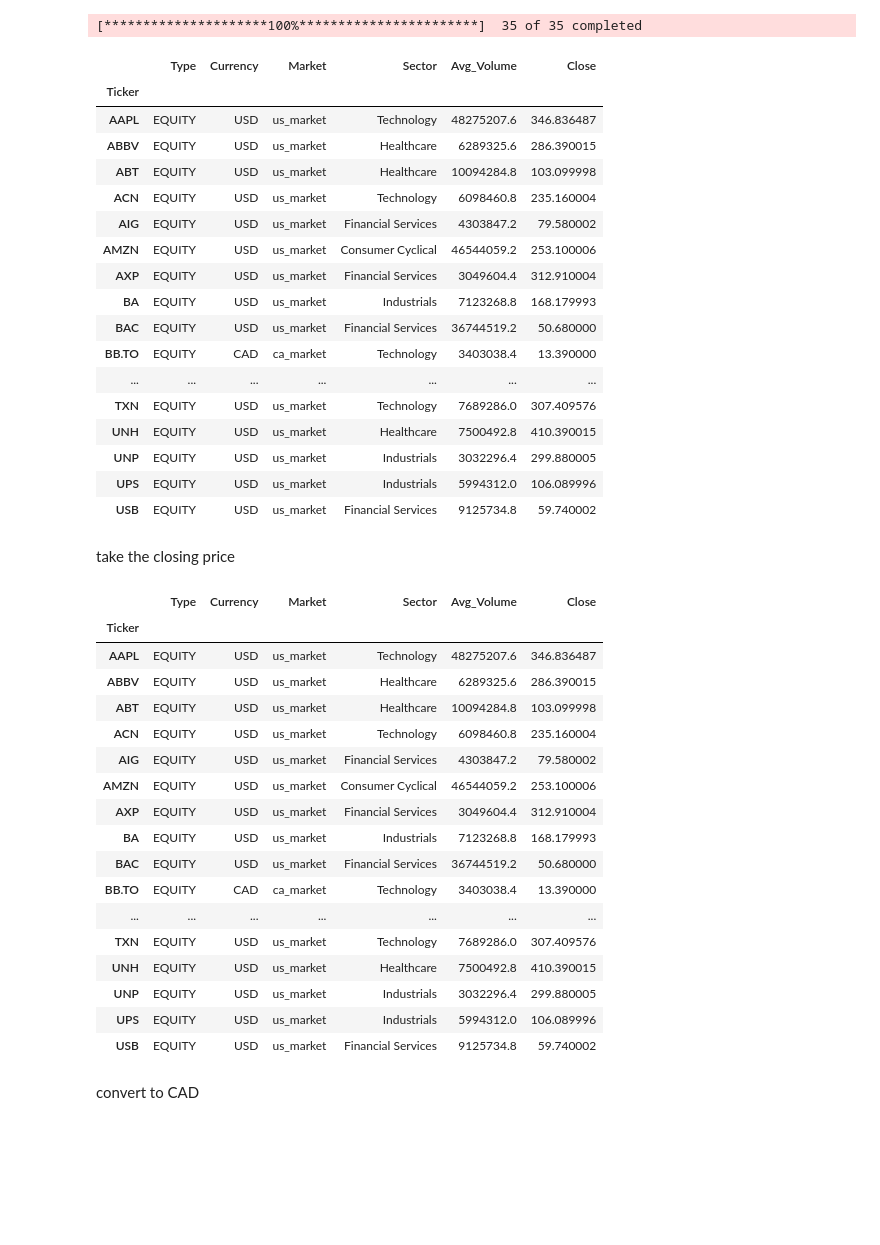
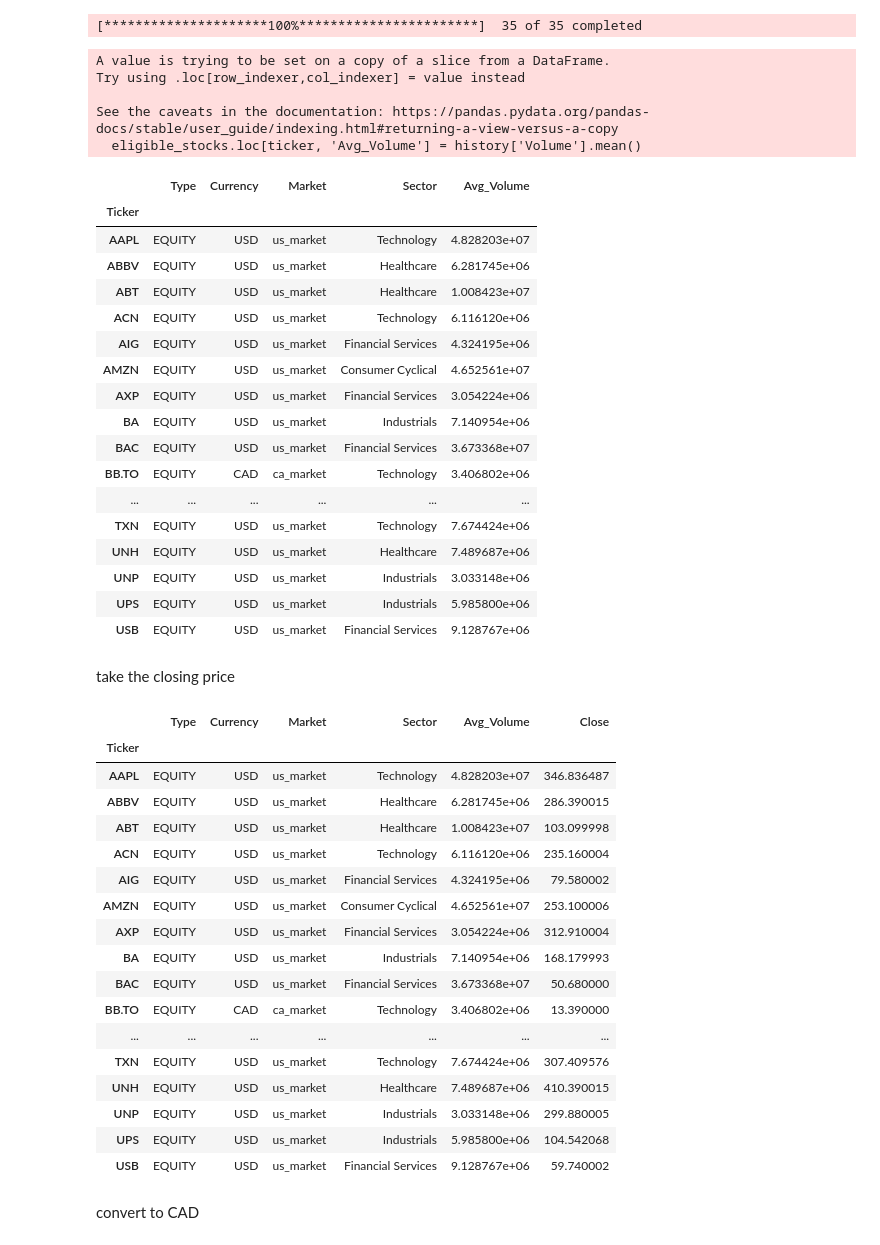
Before and after one commit to Krishna-debug223/cfm-assignment-, a Jupyter notebook: cfm_project.ipynb, the cells around one changed output. Drawn from its saved outputs; the diff is of its cells as text; code cells hidden in the pictures; blank space fills up the shorter version.

```diff
--- a/cfm_project.ipynb
+++ b/cfm_project.ipynb
@@ -98,48 +99,56 @@ eligible_stocks
 # %% [markdown]
 check for volume
 # %%
-start='2025-10-01'
-end='2026-09-30'
+global_start='2025-10-01'
+#CHANGE TO '2026-11-27'
+global_end='2026-10-28'
 tickers_list = eligible_stocks.index.tolist().copy()
-hist_data = yf.download(tickers_list, start=start, end=end, group_by='ticker')
+hist_data = yf.download(tickers_list, start=global_start, end=global_end, group_by='ticker')
 # %% [output]
 [*********************100%***********************]  35 of 35 completed
 # %%
+start='2025-10-01'
+end='2026-10-01'
 min_avg_volume=5000
 
 for ticker in eligible_stocks.index.tolist():
     history = hist_data[ticker].loc[start:end]
     history['Month'] = history.index.strftime('%Y-%m')
 
     month_counts = history.groupby('Month').size()
     valid_months = month_counts[month_counts >= 18].index
     history = history[history['Month'].isin(valid_months)]
 
     eligible_stocks.loc[ticker, 'Avg_Volume'] = history['Volume'].mean()
 
 mask = eligible_stocks['Avg_Volume']>=min_avg_volume
 eligible_stocks = eligible_stocks[mask]
 
 eligible_stocks
 # %% [output]
+A value is trying to be set on a copy of a slice from a DataFrame.
+Try using .loc[row_indexer,col_indexer] = value instead
+
+See the caveats in the documentation: https://pandas.pydata.org/pandas-docs/stable/user_guide/indexing.html#returning-a-view-versus-a-copy
+  eligible_stocks.loc[ticker, 'Avg_Volume'] = history['Volume'].mean()
-|  | Type | Currency | Market | Sector | Avg_Volume | Close |
-| Ticker |  |  |  |  |  |  |
-| AAPL | EQUITY | USD | us_market | Technology | 48275207.6 | 346.836487 |
-| ABBV | EQUITY | USD | us_market | Healthcare | 6289325.6 | 286.390015 |
-| ABT | EQUITY | USD | us_market | Healthcare | 10094284.8 | 103.099998 |
-| ACN | EQUITY | USD | us_market | Technology | 6098460.8 | 235.160004 |
-| AIG | EQUITY | USD | us_market | Financial Services | 4303847.2 | 79.580002 |
-| AMZN | EQUITY | USD | us_market | Consumer Cyclical | 46544059.2 | 253.100006 |
-| AXP | EQUITY | USD | us_market | Financial Services | 3049604.4 | 312.910004 |
-| BA | EQUITY | USD | us_market | Industrials | 7123268.8 | 168.179993 |
-| BAC | EQUITY | USD | us_market | Financial Services | 36744519.2 | 50.680000 |
-| BB.TO | EQUITY | CAD | ca_market | Technology | 3403038.4 | 13.390000 |
-| ... | ... | ... | ... | ... | ... | ... |
-| TXN | EQUITY | USD | us_market | Technology | 7689286.0 | 307.409576 |
-| UNH | EQUITY | USD | us_market | Healthcare | 7500492.8 | 410.390015 |
-| UNP | EQUITY | USD | us_market | Industrials | 3032296.4 | 299.880005 |
-| UPS | EQUITY | USD | us_market | Industrials | 5994312.0 | 106.089996 |
-| USB | EQUITY | USD | us_market | Financial Services | 9125734.8 | 59.740002 |
+|  | Type | Currency | Market | Sector | Avg_Volume |
+| Ticker |  |  |  |  |  |
+| AAPL | EQUITY | USD | us_market | Technology | 4.828203e+07 |
+| ABBV | EQUITY | USD | us_market | Healthcare | 6.281745e+06 |
+| ABT | EQUITY | USD | us_market | Healthcare | 1.008423e+07 |
+| ACN | EQUITY | USD | us_market | Technology | 6.116120e+06 |
+| AIG | EQUITY | USD | us_market | Financial Services | 4.324195e+06 |
+| AMZN | EQUITY | USD | us_market | Consumer Cyclical | 4.652561e+07 |
+| AXP | EQUITY | USD | us_market | Financial Services | 3.054224e+06 |
+| BA | EQUITY | USD | us_market | Industrials | 7.140954e+06 |
+| BAC | EQUITY | USD | us_market | Financial Services | 3.673368e+07 |
+| BB.TO | EQUITY | CAD | ca_market | Technology | 3.406802e+06 |
+| ... | ... | ... | ... | ... | ... |
+| TXN | EQUITY | USD | us_market | Technology | 7.674424e+06 |
+| UNH | EQUITY | USD | us_market | Healthcare | 7.489687e+06 |
+| UNP | EQUITY | USD | us_market | Industrials | 3.033148e+06 |
+| UPS | EQUITY | USD | us_market | Industrials | 5.985800e+06 |
+| USB | EQUITY | USD | us_market | Financial Services | 9.128767e+06 |
 # %% [markdown]
 take the closing price
 # %%
@@ -154,22 +163,22 @@ eligible_stocks
 # %% [output]
 |  | Type | Currency | Market | Sector | Avg_Volume | Close |
 | Ticker |  |  |  |  |  |  |
-| AAPL | EQUITY | USD | us_market | Technology | 48275207.6 | 346.836487 |
-| ABBV | EQUITY | USD | us_market | Healthcare | 6289325.6 | 286.390015 |
-| ABT | EQUITY | USD | us_market | Healthcare | 10094284.8 | 103.099998 |
-| ACN | EQUITY | USD | us_market | Technology | 6098460.8 | 235.160004 |
-| AIG | EQUITY | USD | us_market | Financial Services | 4303847.2 | 79.580002 |
-| AMZN | EQUITY | USD | us_market | Consumer Cyclical | 46544059.2 | 253.100006 |
-| AXP | EQUITY | USD | us_market | Financial Services | 3049604.4 | 312.910004 |
-| BA | EQUITY | USD | us_market | Industrials | 7123268.8 | 168.179993 |
-| BAC | EQUITY | USD | us_market | Financial Services | 36744519.2 | 50.680000 |
-| BB.TO | EQUITY | CAD | ca_market | Technology | 3403038.4 | 13.390000 |
+| AAPL | EQUITY | USD | us_market | Technology | 4.828203e+07 | 346.836487 |
+| ABBV | EQUITY | USD | us_market | Healthcare | 6.281745e+06 | 286.390015 |
+| ABT | EQUITY | USD | us_market | Healthcare | 1.008423e+07 | 103.099998 |
+| ACN | EQUITY | USD | us_market | Technology | 6.116120e+06 | 235.160004 |
+| AIG | EQUITY | USD | us_market | Financial Services | 4.324195e+06 | 79.580002 |
+| AMZN | EQUITY | USD | us_market | Consumer Cyclical | 4.652561e+07 | 253.100006 |
+| AXP | EQUITY | USD | us_market | Financial Services | 3.054224e+06 | 312.910004 |
+| BA | EQUITY | USD | us_market | Industrials | 7.140954e+06 | 168.179993 |
+| BAC | EQUITY | USD | us_market | Financial Services | 3.673368e+07 | 50.680000 |
+| BB.TO | EQUITY | CAD | ca_market | Technology | 3.406802e+06 | 13.390000 |
 | ... | ... | ... | ... | ... | ... | ... |
-| TXN | EQUITY | USD | us_market | Technology | 7689286.0 | 307.409576 |
-| UNH | EQUITY | USD | us_market | Healthcare | 7500492.8 | 410.390015 |
-| UNP | EQUITY | USD | us_market | Industrials | 3032296.4 | 299.880005 |
-| UPS | EQUITY | USD | us_market | Industrials | 5994312.0 | 106.089996 |
-| USB | EQUITY | USD | us_market | Financial Services | 9125734.8 | 59.740002 |
+| TXN | EQUITY | USD | us_market | Technology | 7.674424e+06 | 307.409576 |
+| UNH | EQUITY | USD | us_market | Healthcare | 7.489687e+06 | 410.390015 |
+| UNP | EQUITY | USD | us_market | Industrials | 3.033148e+06 | 299.880005 |
+| UPS | EQUITY | USD | us_market | Industrials | 5.985800e+06 | 104.542068 |
+| USB | EQUITY | USD | us_market | Financial Services | 9.128767e+06 | 59.740002 |
 # %% [markdown]
 convert to CAD
 # %%
```
Also changed, not shown: parts of 6 cells of this notebook.
